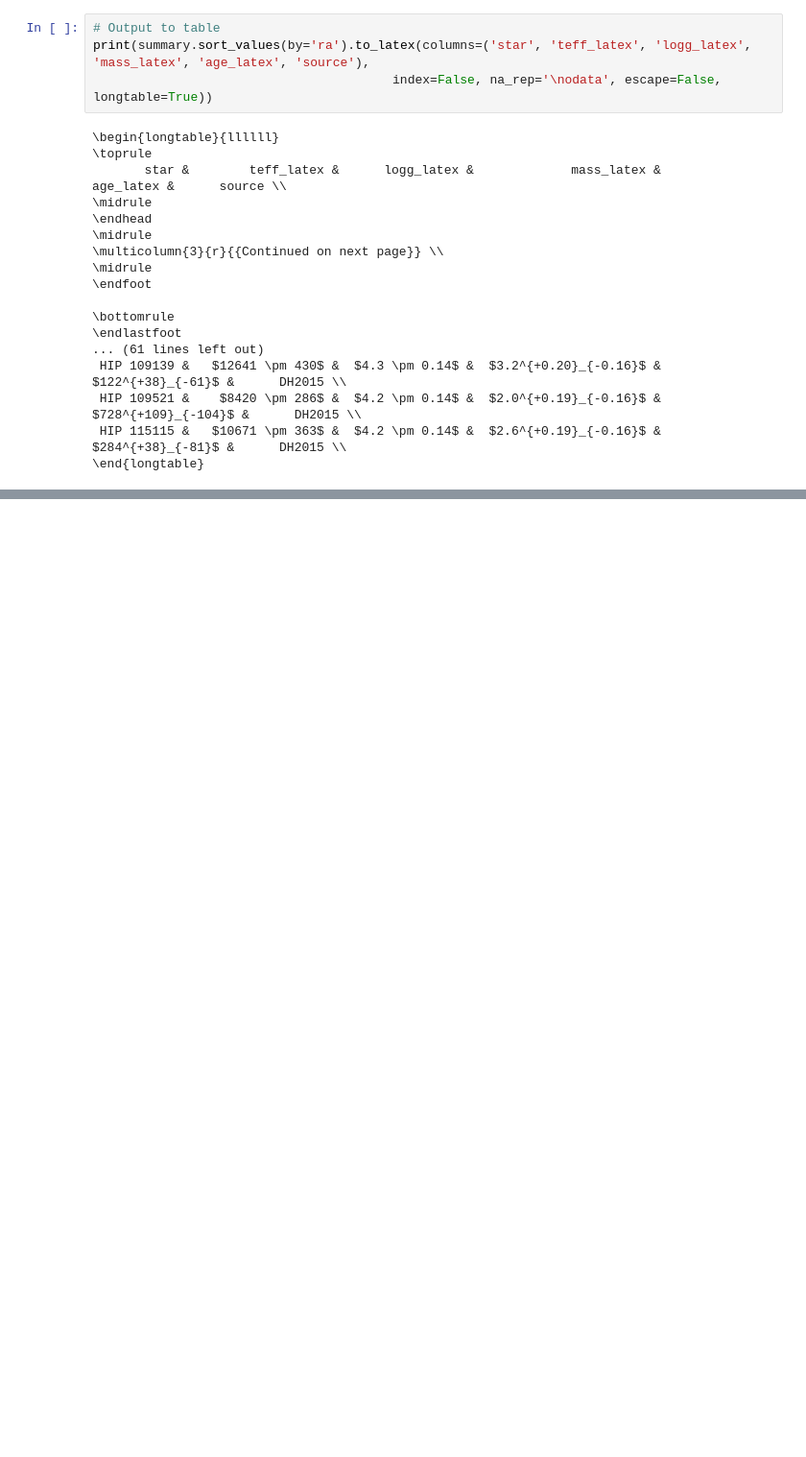
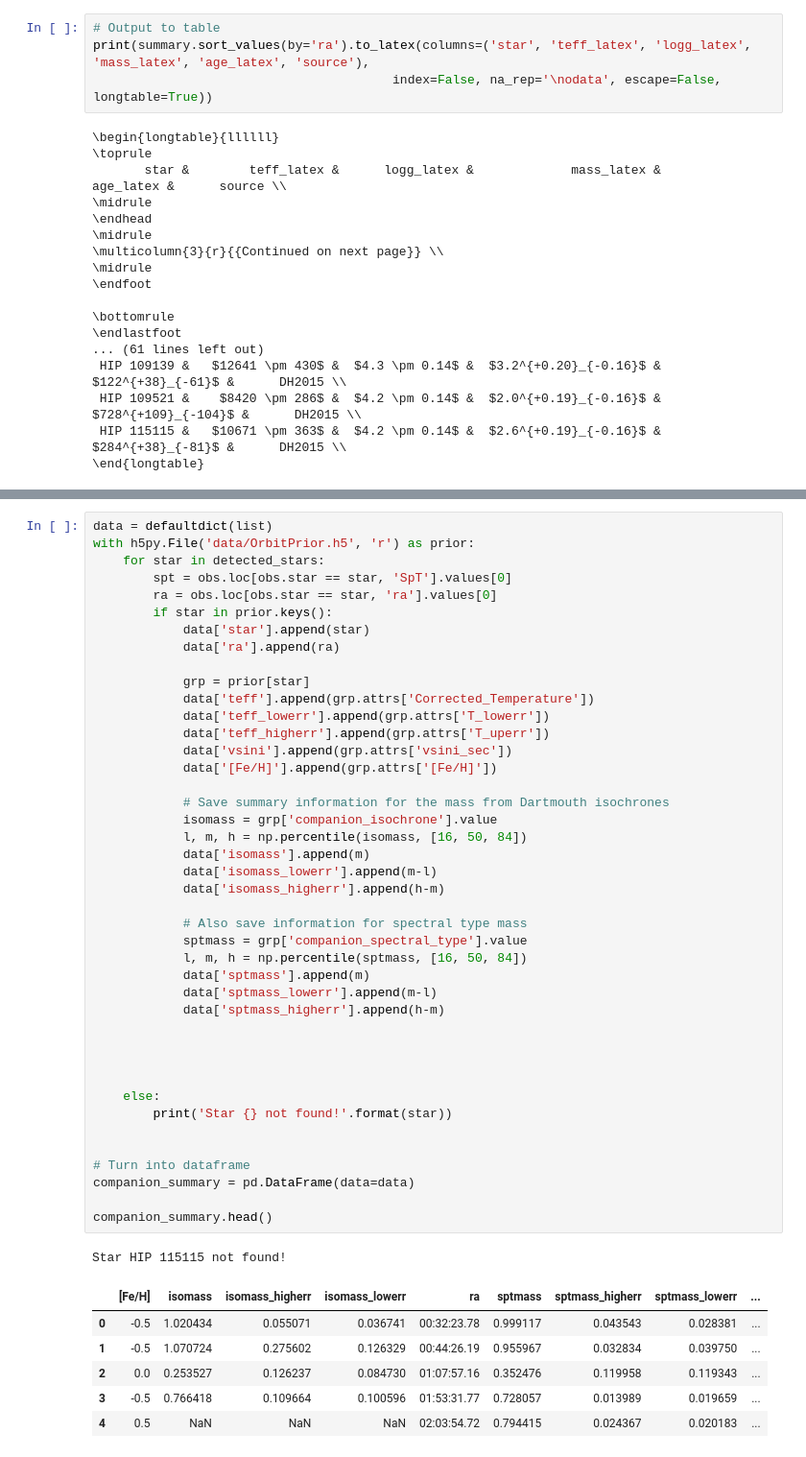
Before and after one commit to kgullikson88/BinaryInference, a Jupyter notebook: CompileObsStats.ipynb, the cells around one changed output, grey strips where cells are left out. Shown: that part at 96% size. Saved outputs shown, nothing was run; the diff lists cells and outputs as text; blank space fills up the shorter version.

```diff
--- a/CompileObsStats.ipynb
+++ b/CompileObsStats.ipynb
@@ -467,0 +461,50 @@ dtype: object
+# %%
+data = defaultdict(list)
+with h5py.File('data/OrbitPrior.h5', 'r') as prior:
+    for star in detected_stars:
+        spt = obs.loc[obs.star == star, 'SpT'].values[0]
+        ra = obs.loc[obs.star == star, 'ra'].values[0]
+        if star in prior.keys():
+            data['star'].append(star)
+            data['ra'].append(ra)
+
+            grp = prior[star]
+            data['teff'].append(grp.attrs['Corrected_Temperature'])
+            data['teff_lowerr'].append(grp.attrs['T_lowerr'])
+            data['teff_higherr'].append(grp.attrs['T_uperr'])
+            data['vsini'].append(grp.attrs['vsini_sec'])
+            data['[Fe/H]'].append(grp.attrs['[Fe/H]'])
+
+            # Save summary information for the mass from Dartmouth isochrones
+            isomass = grp['companion_isochrone'].value
+            l, m, h = np.percentile(isomass, [16, 50, 84])
+            data['isomass'].append(m)
+            data['isomass_lowerr'].append(m-l)
+            data['isomass_higherr'].append(h-m)
+
+            # Also save information for spectral type mass
+            sptmass = grp['companion_spectral_type'].value
+            l, m, h = np.percentile(sptmass, [16, 50, 84])
+            data['sptmass'].append(m)
+            data['sptmass_lowerr'].append(m-l)
+            data['sptmass_higherr'].append(h-m)
+
+
+
+
+    else:
+        print('Star {} not found!'.format(star))
+
+
+# Turn into dataframe
+companion_summary = pd.DataFrame(data=data)
+
+companion_summary.head()
+# %% [output]
+Star HIP 115115 not found!
+|  | [Fe/H] | isomass | isomass_higherr | isomass_lowerr | ra | sptmass | sptmass_higherr | sptmass_lowerr | ... |
+| 0 | -0.5 | 1.020434 | 0.055071 | 0.036741 | 00:32:23.78 | 0.999117 | 0.043543 | 0.028381 | ... |
+| 1 | -0.5 | 1.070724 | 0.275602 | 0.126329 | 00:44:26.19 | 0.955967 | 0.032834 | 0.039750 | ... |
+| 2 | 0.0 | 0.253527 | 0.126237 | 0.084730 | 01:07:57.16 | 0.352476 | 0.119958 | 0.119343 | ... |
+| 3 | -0.5 | 0.766418 | 0.109664 | 0.100596 | 01:53:31.77 | 0.728057 | 0.013989 | 0.019659 | ... |
+| 4 | 0.5 | NaN | NaN | NaN | 02:03:54.72 | 0.794415 | 0.024367 | 0.020183 | ... |
```
Also changed, not shown: parts of 5 cells of this notebook, 1 other file.
